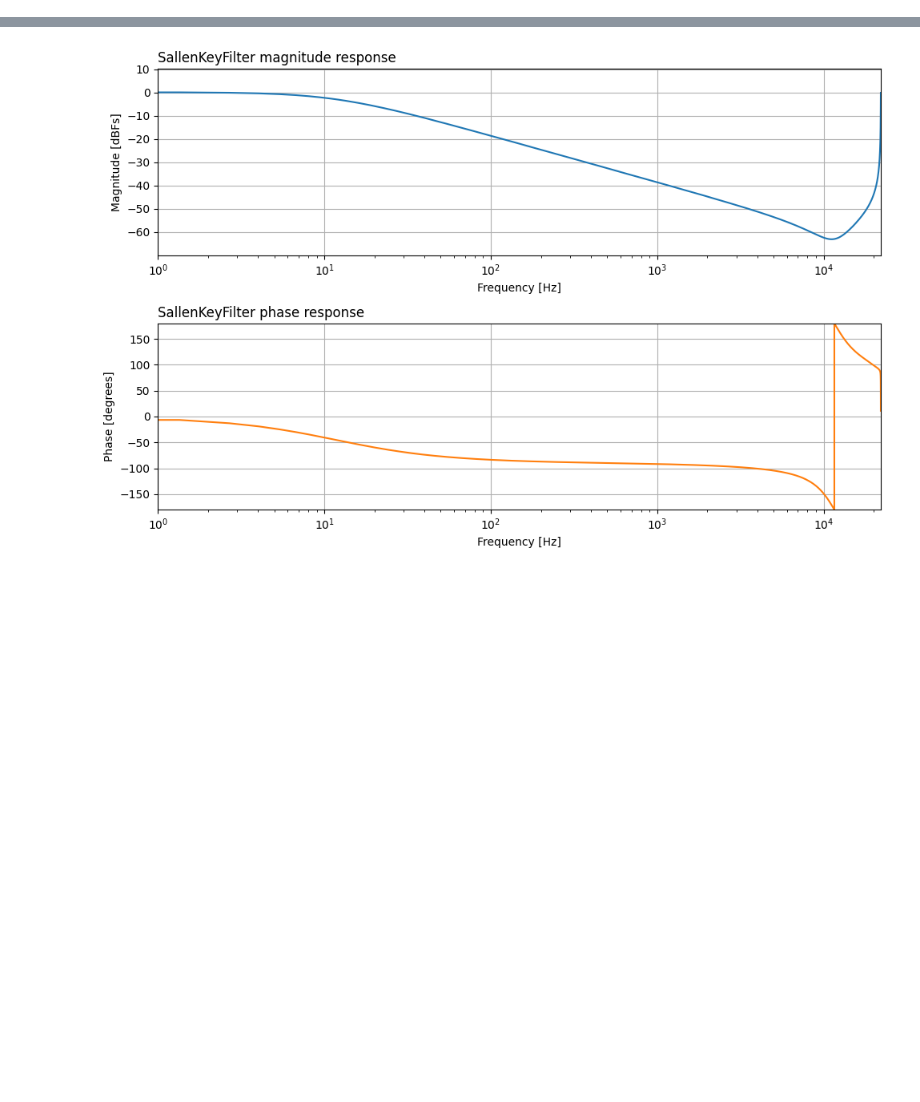
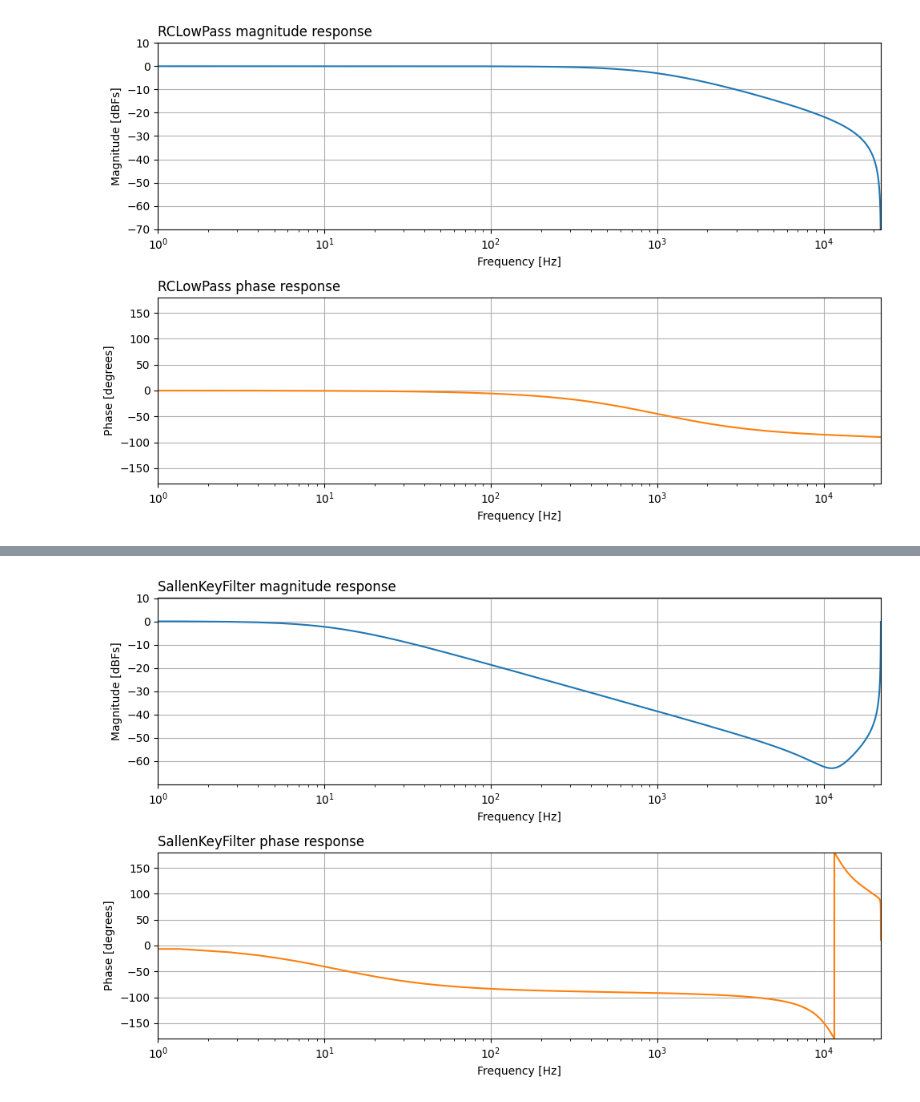
Before and after one commit to xaviliz/mtl-2025, a Jupyter notebook: python/pywdf_examples.ipynb, the cells around one changed output, grey strips where cells are left out. Drawn from its saved outputs; the diff is of its cells as text; code cells hidden in the pictures; blank space fills up the shorter version.

```diff
--- a/python/pywdf_examples.ipynb
+++ b/python/pywdf_examples.ipynb
@@ -1,2 +1,11 @@
 # %%
 import pywdf
+# %%
+from pywdf.examples.rclowpass import RCLowPass
+SAMPLERATE = 44100
+cutoff = 1000 # Hz
+
+rc_lpf_1st = RCLowPass(SAMPLERATE, cutoff)
+rc_lpf_1st.plot_freqz()
+# %% [output]
+[figure, added]
```
Also changed, not shown: parts of 4 cells of this notebook.
